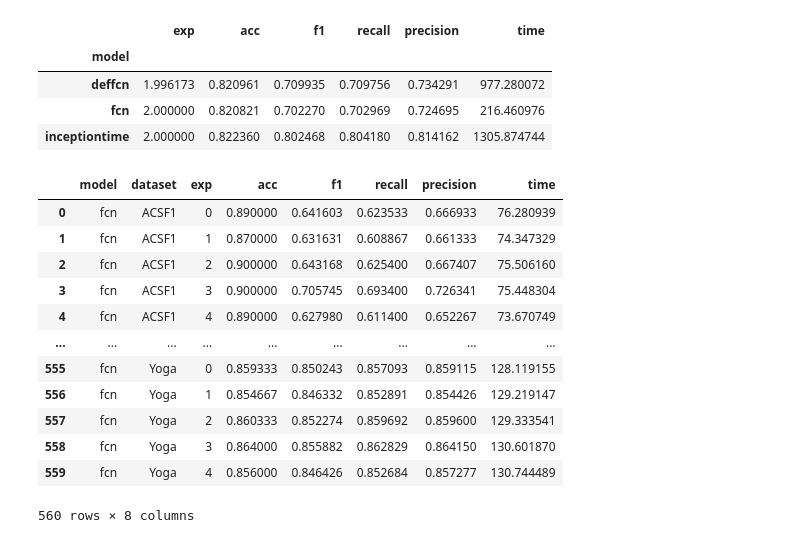
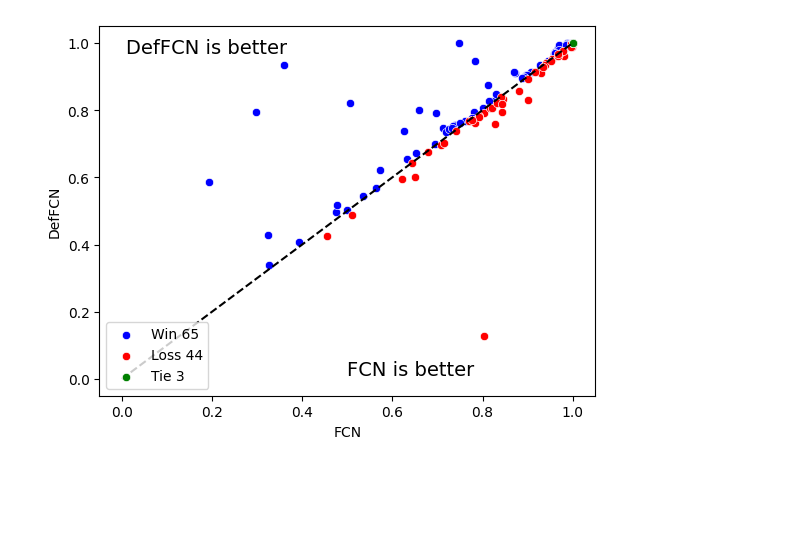
Before and after one commit to jose-gilberto/defconv_time_series, a Jupyter notebook: notebooks/subsets_results.ipynb, the cells around one changed output. Cells and saved outputs as stored; diff of their text form; code cells hidden in the pictures; blank space fills up the shorter version.

Commit message:
add more results

```diff
--- a/notebooks/subsets_results.ipynb
+++ b/notebooks/subsets_results.ipynb
@@ -10,3 +27,0 @@ inception_results = pd.read_csv('../results/inceptiontime.csv')
-# %%
-results = pd.concat([deformable_results, fcn_results, inception_results])
-results.head()
@@ -24,0 +28,5 @@ grouped_results.shape
+# %%
+results_lite = pd.read_csv('../results/results_lite.csv')
+results_lite = results_lite.drop(['Inception', 'InceptionTime', 'ResNet', 'ROCKET', 'MultiROCKET', 'LITE', 'LITETime'], axis=1)
+results_lite = results_lite[results_lite['dataset'].isin(results['dataset'].value_counts().index)]
+results_lite
@@ -24,0 +47,12 @@ grouped_results.shape
+# %%
+inception_time_order = []
+deffcn_order = []
+
+for row in results_lite.values:
+    dataset, *_ = row
+    inception_time_order.append(results.query(f'model == "inceptiontime" and dataset == "{dataset}"').acc.values[0])
+    deffcn_order.append(results.query(f'model == "deffcn" and dataset == "{dataset}"').acc.values[0])
+# %%
+results_lite['DefFCN'] = deffcn_order
+results_lite['InceptionTime'] = inception_time_order
+results_lite
@@ -111,24 +118,4 @@ plt.show()
-# %%
-grouped_results.groupby('model').mean()
-# %% [output]
-|  | exp | acc | f1 | recall | precision | time |
-| model |  |  |  |  |  |  |
-| deffcn | 1.996173 | 0.820961 | 0.709935 | 0.709756 | 0.734291 | 977.280072 |
-| fcn | 2.000000 | 0.820821 | 0.702270 | 0.702969 | 0.724695 | 216.460976 |
-| inceptiontime | 2.000000 | 0.822360 | 0.802468 | 0.804180 | 0.814162 | 1305.874744 |
-# %%
-fcn_results.groupby(by=['dataset'], as_index=False).mean9
-# %% [output]
-|  | model | dataset | exp | acc | f1 | recall | precision | time |
-| 0 | fcn | ACSF1 | 0 | 0.890000 | 0.641603 | 0.623533 | 0.666933 | 76.280939 |
-| 1 | fcn | ACSF1 | 1 | 0.870000 | 0.631631 | 0.608867 | 0.661333 | 74.347329 |
-| 2 | fcn | ACSF1 | 2 | 0.900000 | 0.643168 | 0.625400 | 0.667407 | 75.506160 |
-| 3 | fcn | ACSF1 | 3 | 0.900000 | 0.705745 | 0.693400 | 0.726341 | 75.448304 |
-| 4 | fcn | ACSF1 | 4 | 0.890000 | 0.627980 | 0.611400 | 0.652267 | 73.670749 |
-| ... | ... | ... | ... | ... | ... | ... | ... | ... |
-| 555 | fcn | Yoga | 0 | 0.859333 | 0.850243 | 0.857093 | 0.859115 | 128.119155 |
-| 556 | fcn | Yoga | 1 | 0.854667 | 0.846332 | 0.852891 | 0.854426 | 129.219147 |
-| 557 | fcn | Yoga | 2 | 0.860333 | 0.852274 | 0.859692 | 0.859600 | 129.333541 |
-| 558 | fcn | Yoga | 3 | 0.864000 | 0.855882 | 0.862829 | 0.864150 | 130.601870 |
-| 559 | fcn | Yoga | 4 | 0.856000 | 0.846426 | 0.852684 | 0.857277 | 130.744489 |
-560 rows × 8 columns
+# %%
+show_comparinson_plot('DefFCN', 'FCN')
+# %% [output]
+[figure, added]
```
Also changed, not shown: parts of 11 cells of this notebook, 12 other files.
